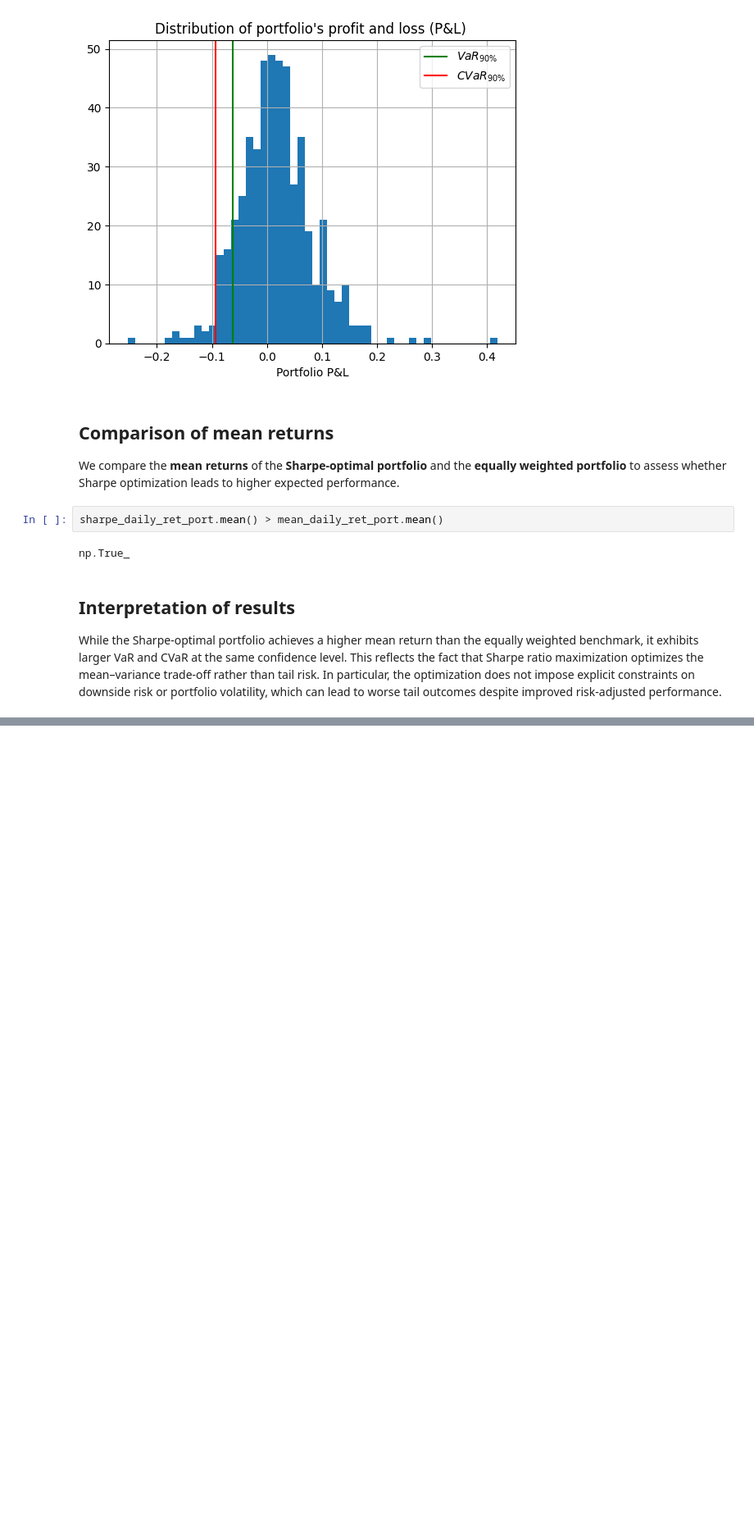
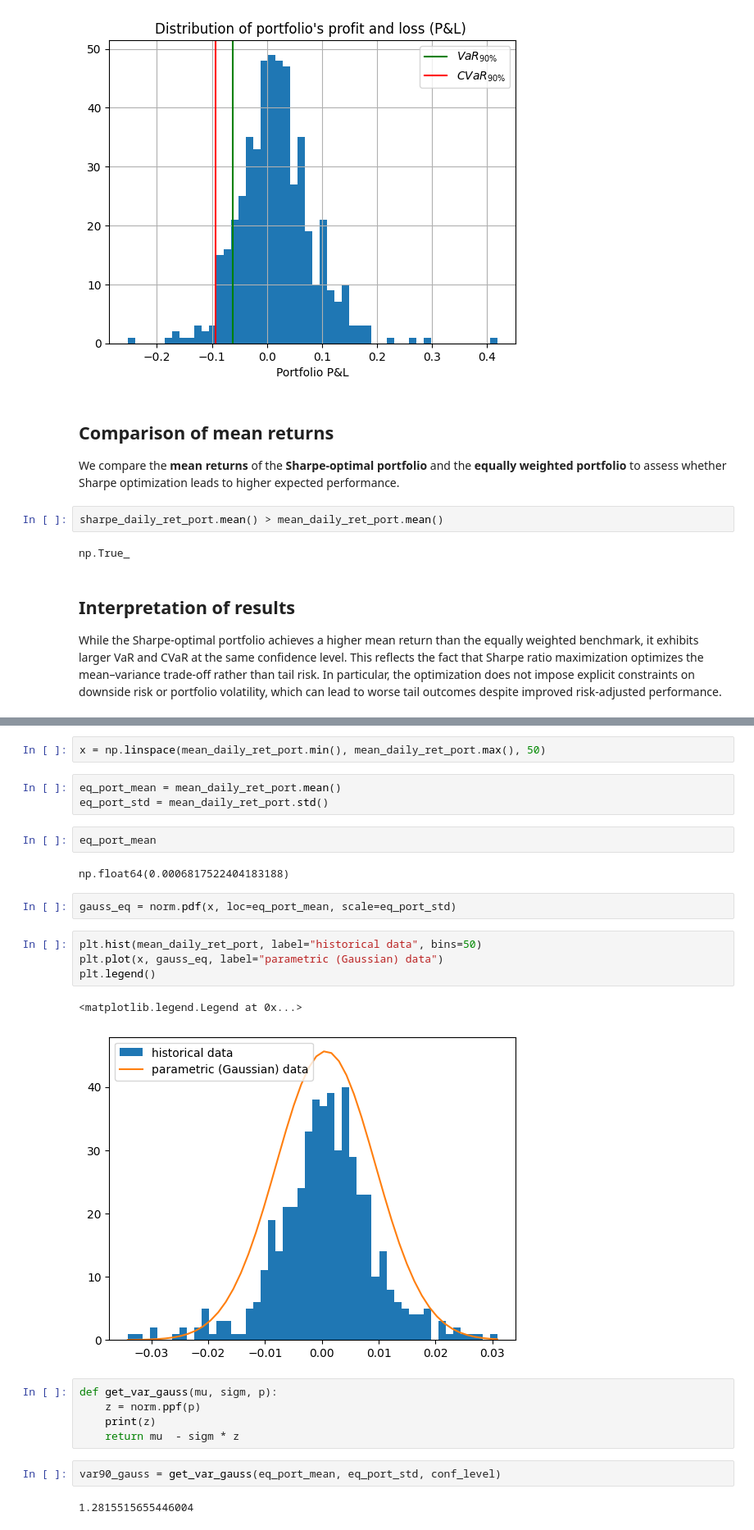
Before and after one commit to conformist89/optim-methods-asset-in-management, a Jupyter notebook: optim-intervace.ipynb, the cells around one changed output, grey strips where cells are left out. Shown at 82% size. Cells and saved outputs as stored; diff of their text form; blank space fills up the shorter version.

```diff
--- a/optim-intervace.ipynb
+++ b/optim-intervace.ipynb
@@ -208,0 +248,27 @@ plt.tight_layout()
+# %%
+x = np.linspace(mean_daily_ret_port.min(), mean_daily_ret_port.max(), 50)
+# %%
+eq_port_mean = mean_daily_ret_port.mean()
+eq_port_std = mean_daily_ret_port.std()
+# %%
+eq_port_mean
+# %% [output]
+np.float64(0.0006817522404183188)
+# %%
+gauss_eq = norm.pdf(x, loc=eq_port_mean, scale=eq_port_std)
+# %%
+plt.hist(mean_daily_ret_port, label="historical data", bins=50)
+plt.plot(x, gauss_eq, label="parametric (Gaussian) data")
+plt.legend()
+# %% [output]
+<matplotlib.legend.Legend at 0x...>
+[figure, added]
+# %%
+def get_var_gauss(mu, sigm, p):
+    z = norm.ppf(p)
+    print(z)
+    return mu  - sigm * z
+# %%
+var90_gauss = get_var_gauss(eq_port_mean, eq_port_std, conf_level)
+# %% [output]
+1.2815515655446004
```
Also changed, not shown: parts of 21 cells of this notebook.
